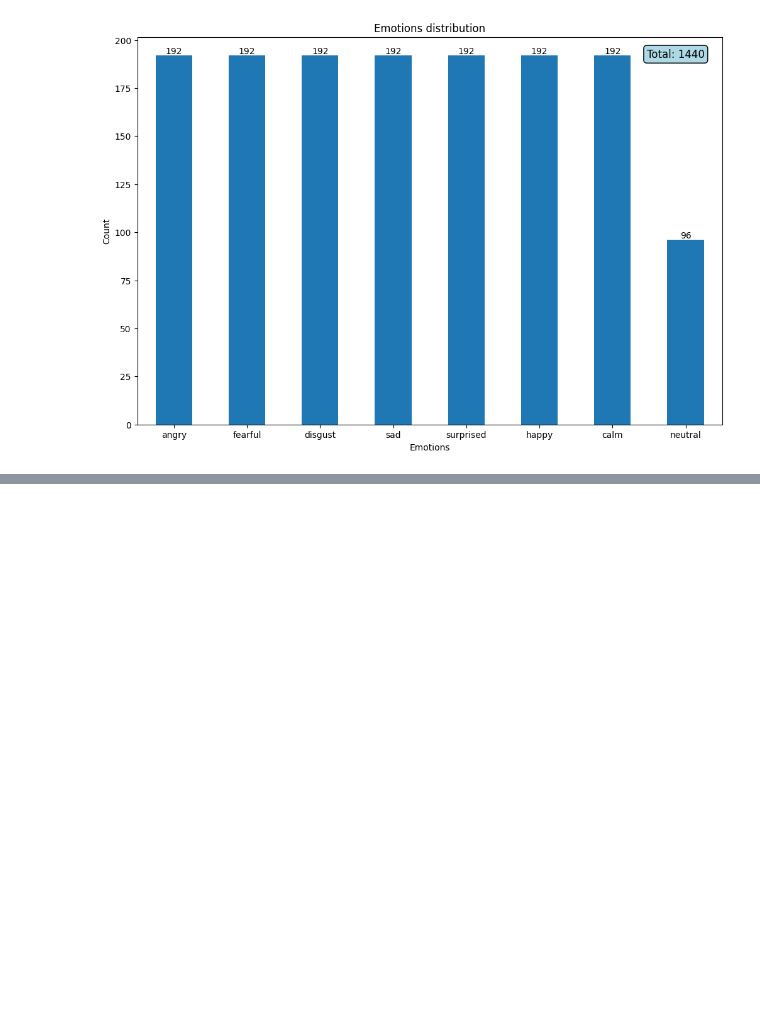
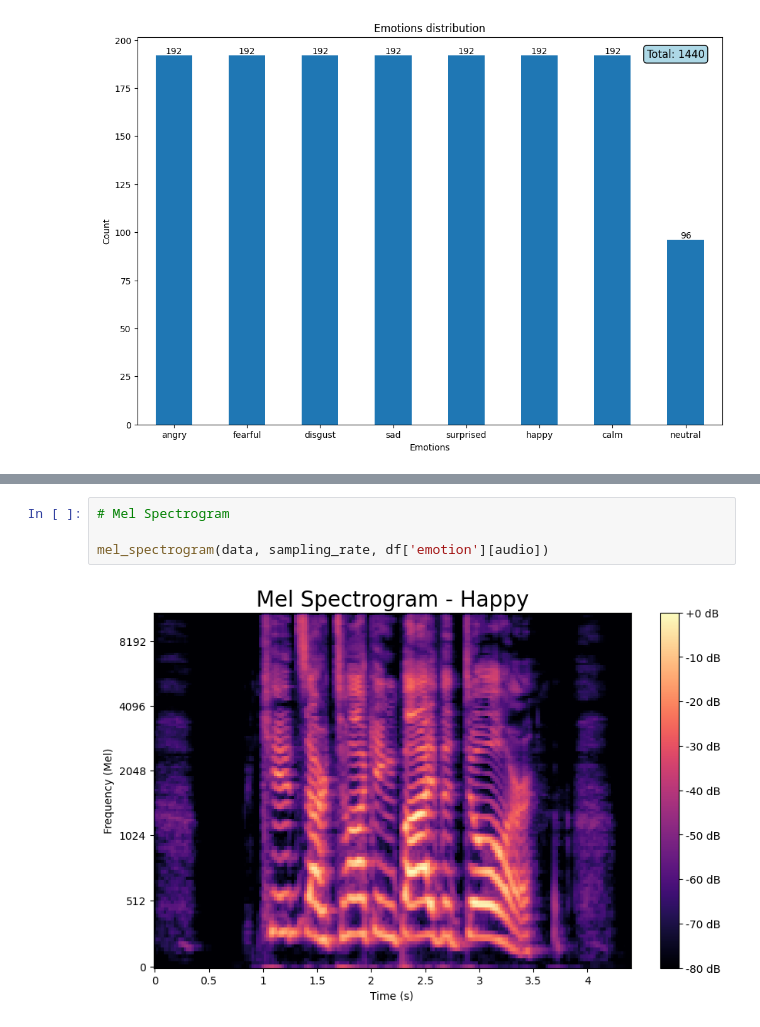
Before and after one commit to Silvano315/Speech-Emotion-Recognition-model-and-gui, a Jupyter notebook: notebooks/EDA.ipynb, the cells around one changed output, grey strips where cells are left out. Cells and saved outputs as stored; diff of their text form; blank space fills up the shorter version.

```diff
--- a/notebooks/EDA.ipynb
+++ b/notebooks/EDA.ipynb
@@ -59 +63,7 @@ Audio(data=data, rate=sampling_rate)
 [interactive output not drawn]
+# %%
+# Mel Spectrogram
+
+mel_spectrogram(data, sampling_rate, df['emotion'][audio])
+# %% [output]
+[figure, added]
```
Also changed, not shown: parts of 15 cells of this notebook.
